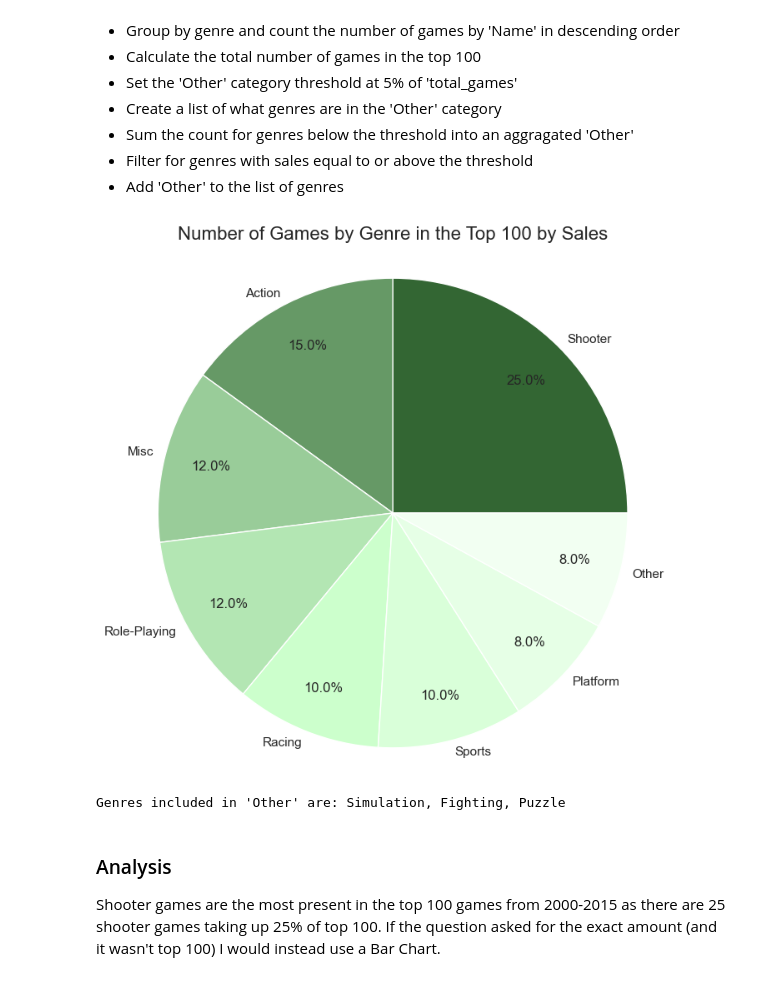
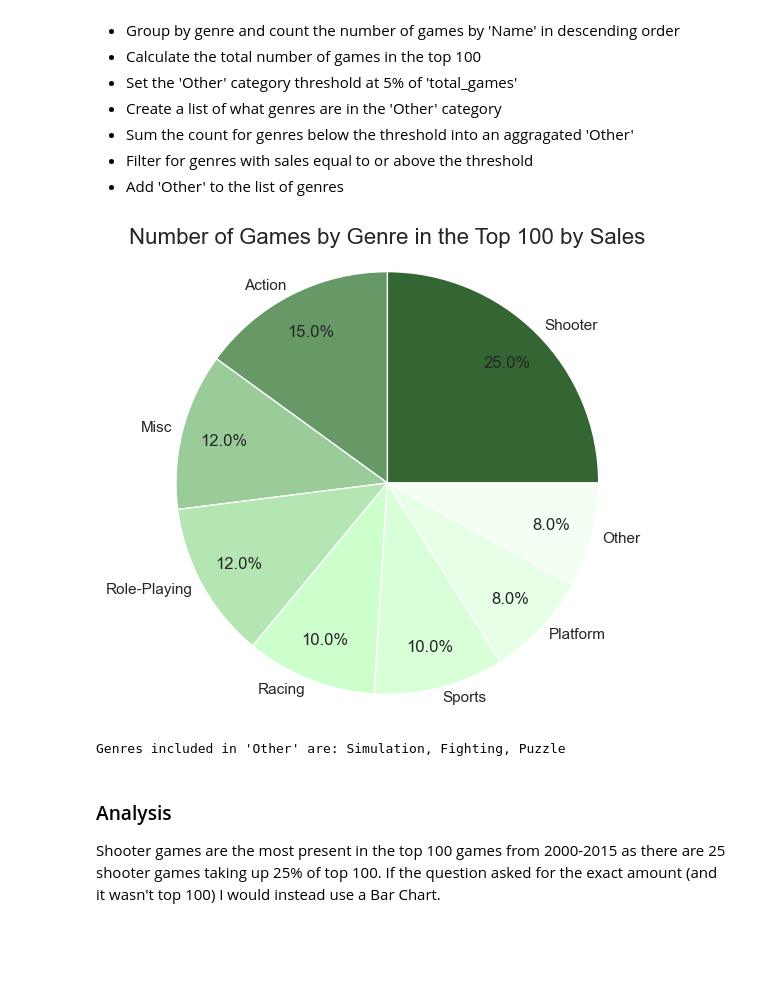
Before and after one commit to dtoshm/data_project_six, a Jupyter notebook: game_sales_analysis.ipynb, the cells around one changed output. Saved outputs shown, nothing was run; the diff lists cells and outputs as text; code cells hidden in the pictures; blank space fills up the shorter version.

```diff
--- a/game_sales_analysis.ipynb
+++ b/game_sales_analysis.ipynb
@@ -207,24 +207,24 @@ What genre of game is present the most in the top 100 games from 2000-2015?
 # %%
 # Calculation
 top_100_games = games.sort_values('Global_Sales', ascending=False).head(100)
 games_by_genre = top_100_games.groupby('Genre')['Name'].count().sort_values(ascending=False)
 total_games = games_by_genre.sum()
 threshold = 0.05 * total_games
 genres_below_threshold = games_by_genre[games_by_genre < threshold].index.tolist()
 other_games = games_by_genre[genres_below_threshold].sum()
 games_by_genre = games_by_genre[games_by_genre >= threshold]
 games_by_genre['Other'] = other_games
 
 # Graph
 colors = ['#336633', '#669966', '#99CC99', '#B3E6B3', '#CCFFCC', '#D9FFD9', '#E6FFE6', '#F2FFF2', '#F9FFF9', '#FCFFFC']
-plt.figure(figsize=(8, 8))
+plt.figure(figsize=(6, 6))
 plt.pie(games_by_genre, labels=games_by_genre.index, autopct='%1.1f%%', colors=colors, pctdistance=0.8, labeldistance=1.05)
-plt.title('Number of Games by Genre in the Top 100 by Sales', fontsize=16, y=1.02)
+plt.title('Number of Games by Genre in the Top 100 by Sales', fontsize=16)
 plt.axis('equal')
 plt.show()
 print(f"Genres included in 'Other' are: {', '.join(genres_below_threshold)}")
 # %% [output]
-[figure, old version]
+[figure, new version]
 Genres included in 'Other' are: Simulation, Fighting, Puzzle
 # %% [markdown]
 ### Analysis
```
Also changed, not shown: parts of 4 cells of this notebook.
